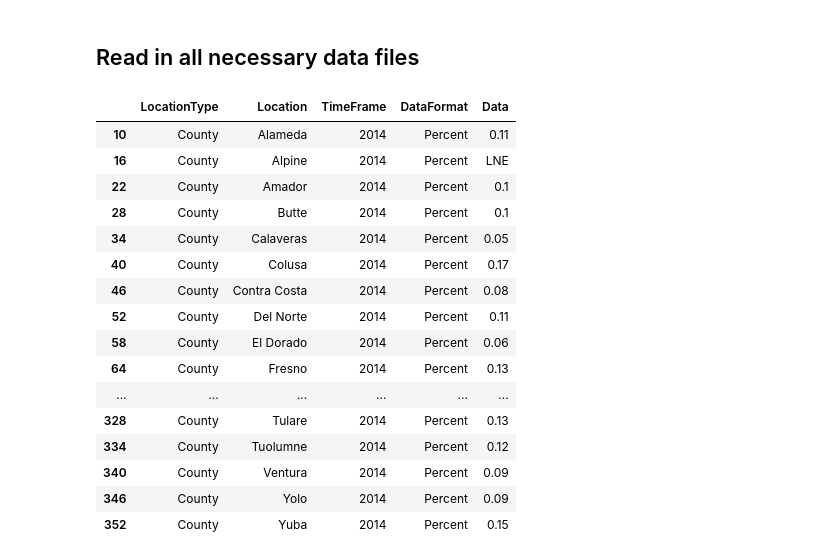
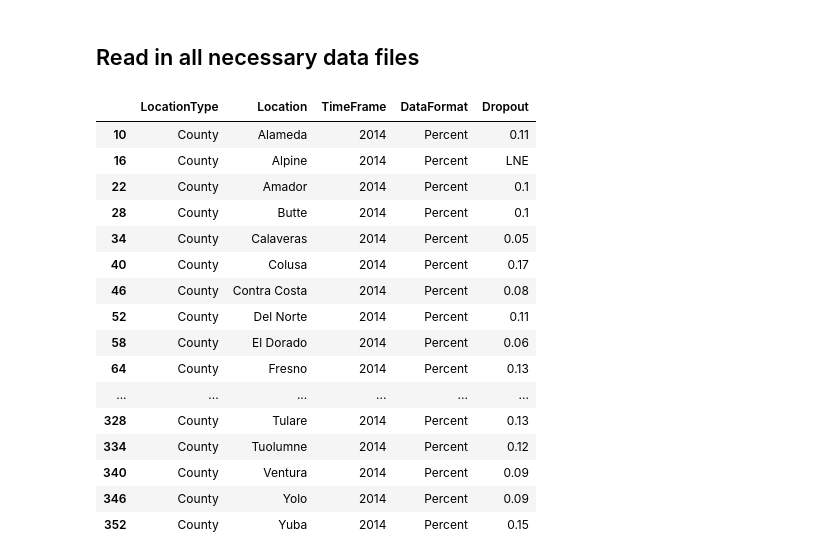
Before and after one commit to GordonSSu/dsci-531-project, a Jupyter notebook: project.ipynb, the cells around one changed output. Saved outputs shown, nothing was run; the diff lists cells and outputs as text; code cells hidden in the pictures.

```diff
--- a/project.ipynb
+++ b/project.ipynb
@@ -8,11 +9,13 @@ import pandas as pd
 ## Read in all necessary data files
 # %%
 data_path = 'data/'
+
 dropout_df = pd.read_csv(data_path + '4-Year Cohort Dropout Rate.csv')
 dropout_df = dropout_df.loc[(dropout_df['LocationType'] == 'County') & (dropout_df['TimeFrame'] == 2014)]
+dropout_df = dropout_df.rename(columns={'Data': 'Dropout'})
 dropout_df
 # %% [output]
-|  | LocationType | Location | TimeFrame | DataFormat | Data |
+|  | LocationType | Location | TimeFrame | DataFormat | Dropout |
 | 10 | County | Alameda | 2014 | Percent | 0.11 |
 | 16 | County | Alpine | 2014 | Percent | LNE |
 | 22 | County | Amador | 2014 | Percent | 0.1 |
```
Also changed, not shown: parts of 13 cells of this notebook, 2 other files.
